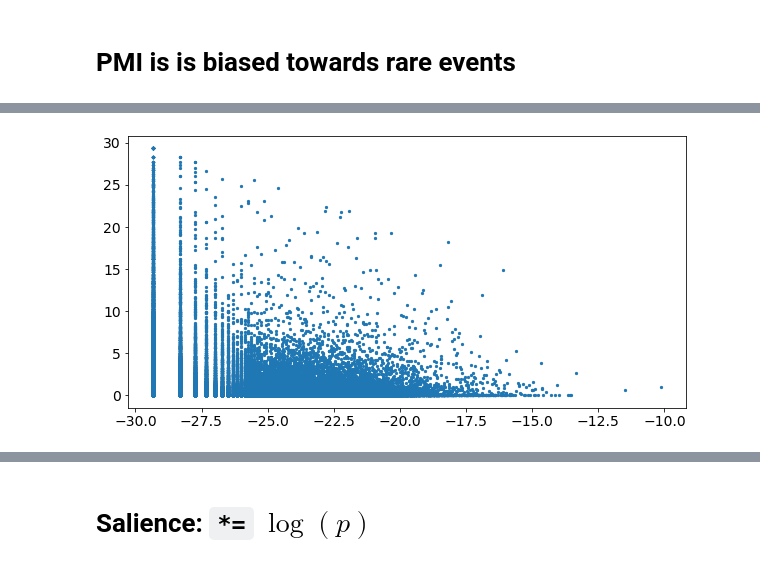
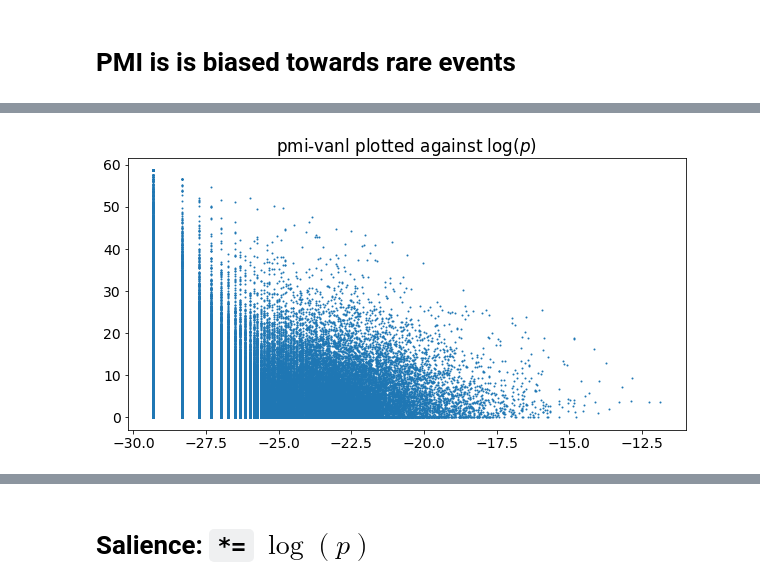
Before and after one commit to makrai/verb-tensor, a Jupyter notebook: weight_distri.ipynb, the cells around one changed output, grey strips where cells are left out. Cells and saved outputs as stored; diff of their text form; code cells hidden in the pictures.

```diff
--- a/weight_distri.ipynb
+++ b/weight_distri.ipynb
@@ -56,4 +59,9 @@ _ = plt.scatter(df.log_prob, df.pmi_vanl, s=5)
-# %%
-_ = plt.scatter(df.log_prob, df.iact_vanl, s=5)
-# %% [output]
-[figure, removed]
+# %%
+def plot_against_prob(pmi_vanl):
+    plt.scatter(df.log_prob, df[pmi_vanl], s=1)
+    plt.title('{} plotted against $\\log(p)$'.format(pmi_vanl).replace('_', '-'))
+    plt.savefig('/home/makrai/repo/paper/Coling2020/verbtensor/img/rare_{}.png'.format(pmi_vanl))
+# %%
+plot_against_prob('pmi_vanl')
+# %% [output]
+[figure, added]
```
Also changed, not shown: parts of 31 cells of this notebook, 1 other file.
